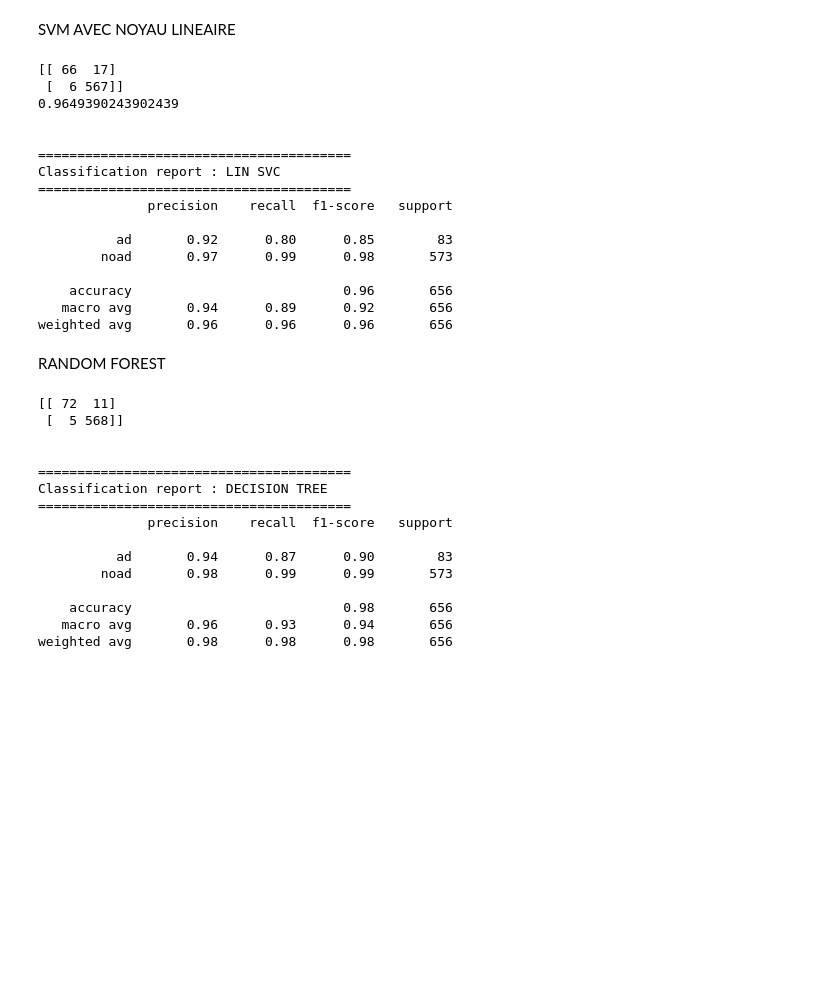
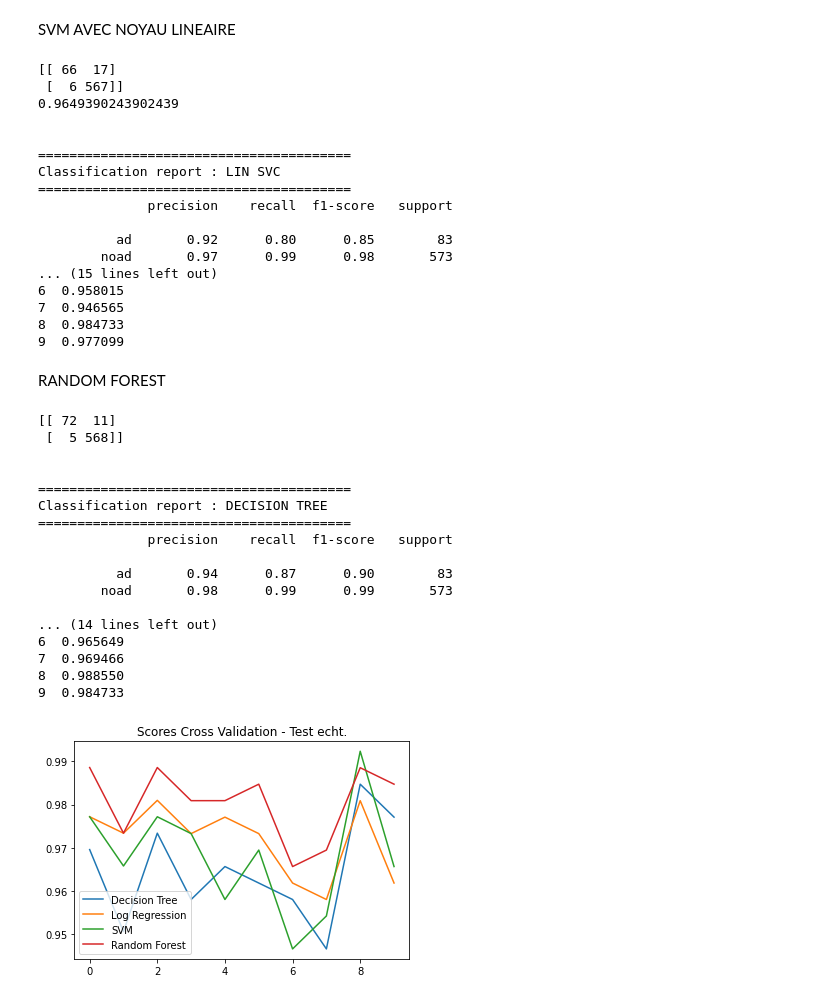
Before and after one commit to fereol023/ML-on-ad-data, a Jupyter notebook: DecisionTree_LR_SVM_RandomForest.ipynb, the cells around one changed output. Cells and saved outputs as stored; diff of their text form; code cells hidden in the pictures; blank space fills up the shorter version.

```diff
--- a/DecisionTree_LR_SVM_RandomForest.ipynb
+++ b/DecisionTree_LR_SVM_RandomForest.ipynb
@@ -112,7 +112,7 @@ dat.describe()
 ARBRE DE DECISION
 # %%
 from sklearn.metrics._plot.confusion_matrix import confusion_matrix
-from sklearn.model_selection import train_test_split
+from sklearn.model_selection import train_test_split, cross_val_score
 from sklearn.tree import DecisionTreeClassifier
 from sklearn import metrics
 
@@ -140,6 +140,13 @@ print("Classification report : DECISION TREE")
 print(line)
 print(report_tree)
 
+# cross validation
+cv_tree_results = cross_val_score(tree_classifier, X_train, y_train, cv=10)
+cv_tree_results = pd.DataFrame(cv_tree_results)
+print(sep)
+print(line)
+print(cv_tree_results)
+
 del y_pred
 # %% [output]
 (2623, 1558) (2623,) (656, 1558) (656,)
@@ -182,6 +189,14 @@ print("Classification report : LOG REG")
 print(line)
 print(report_lr)
 
+# cross validation
+cv_lr_results = cross_val_score(lr, X_train, y_train, cv=10)
+cv_lr_results = pd.DataFrame(cv_lr_results)
+print(sep)
+print(line)
+print(cv_lr_results)
+
+
 del y_pred
 # %% [output]
 [[ 63  20]
@@ -223,6 +239,13 @@ print("Classification report : LIN SVC")
 print(line)
 print(report_lsvc)
 
+# cross validation
+cv_lsvc_results = cross_val_score(lsvc, X_train, y_train, cv=10)
+cv_lsvc_results = pd.DataFrame(cv_lsvc_results)
+print(sep)
+print(line)
+print(cv_lsvc_results)
+
 del y_pred
 # %% [output]
 [[ 66  17]
@@ -237,10 +260,11 @@ Classification report : LIN SVC
 
           ad       0.92      0.80      0.85        83
         noad       0.97      0.99      0.98       573
-
-    accuracy                           0.96       656
-   macro avg       0.94      0.89      0.92       656
-weighted avg       0.96      0.96      0.96       656
+... (15 lines left out)
+6  0.958015
+7  0.946565
+8  0.984733
+9  0.977099
 # %% [markdown]
 RANDOM FOREST
 # %%
@@ -263,6 +287,13 @@ print("Classification report : DECISION TREE")
 print(line)
 print(report_rfc)
 
+# cross validation
+cv_rfc_results = cross_val_score(rfc, X_train, y_train, cv=10)
+cv_rfc_results = pd.DataFrame(cv_rfc_results)
+print(sep)
+print(line)
+print(cv_rfc_results)
+
 del y_pred
 # %% [output]
 [[ 72  11]
@@ -277,6 +308,21 @@ Classification report : DECISION TREE
           ad       0.94      0.87      0.90        83
         noad       0.98      0.99      0.99       573
 
-    accuracy                           0.98       656
-   macro avg       0.96      0.93      0.94       656
-weighted avg       0.98      0.98      0.98       656
+... (14 lines left out)
+6  0.965649
+7  0.969466
+8  0.988550
+9  0.984733
+# %%
+import matplotlib.pyplot as plt
+import numpy as np
+
+plt.plot(cv_tree_results, label="Decision Tree")
+plt.plot(cv_lr_results, label="Log Regression")
+plt.plot(cv_lsvc_results, label="SVM")
+plt.plot(cv_rfc_results, label="Random Forest")
+plt.legend()
+plt.title("Scores Cross Validation - Test echt.")
+plt.show()
+# %% [output]
+[figure, added]
```
Also changed, not shown: parts of 2 cells of this notebook.
